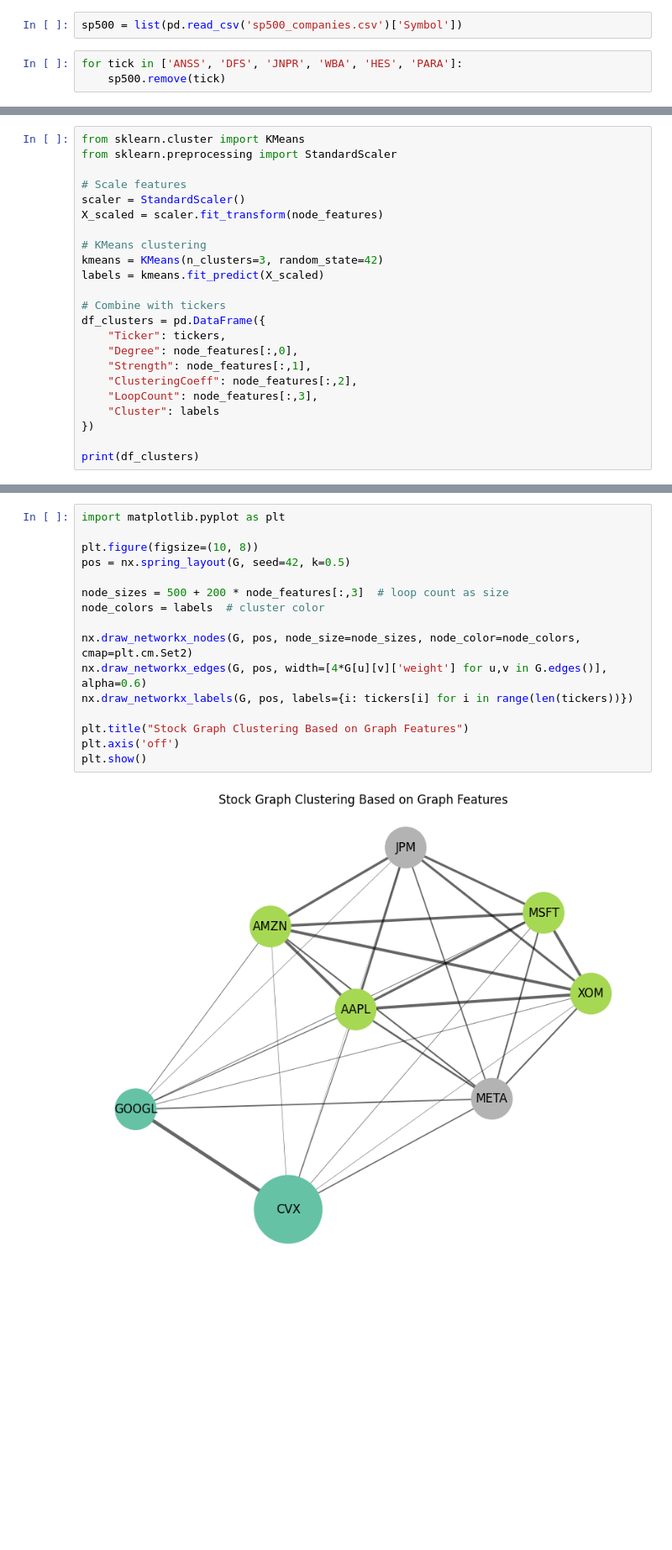
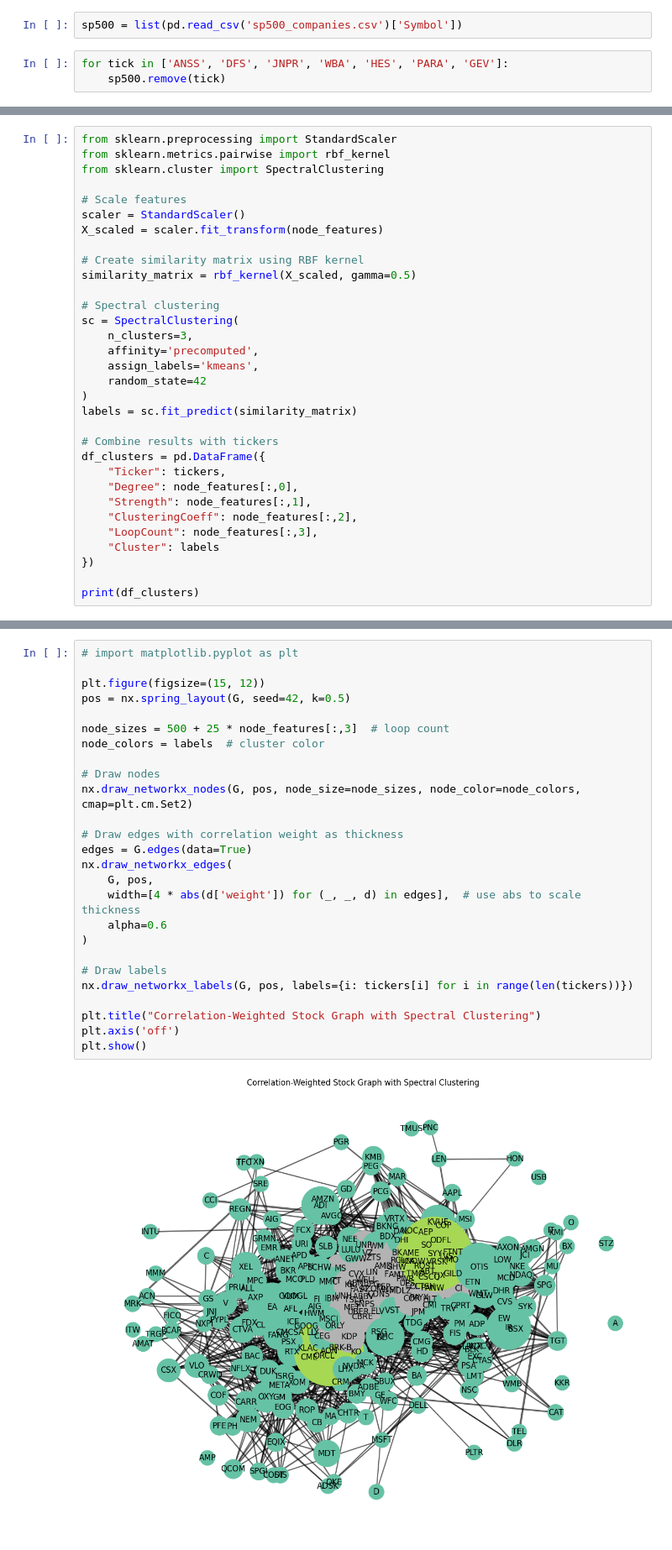
Before and after one commit to casslee1351/Finance-Projects, a Jupyter notebook: Graph-based Methods on Stock Returns.ipynb, the cells around one changed output, grey strips where cells are left out. Shown at 84% size. Saved outputs shown, nothing was run; the diff lists cells and outputs as text; blank space fills up the shorter version.

Commit message:
spectral clustering cont

```diff
--- a/Graph-based Methods on Stock Returns.ipynb
+++ b/Graph-based Methods on Stock Returns.ipynb
@@ -14,7 +14,7 @@ from persim import plot_diagrams
 # %%
 sp500 = list(pd.read_csv('sp500_companies.csv')['Symbol'])
 # %%
-for tick in ['ANSS', 'DFS', 'JNPR', 'WBA', 'HES', 'PARA']:
+for tick in ['ANSS', 'DFS', 'JNPR', 'WBA', 'HES', 'PARA', 'GEV']:
     sp500.remove(tick)
 # %%
 # prices = yf.download(
@@ -97,16 +93,25 @@ Node feature matrix shape: (8, 4)
 # %%
-from sklearn.cluster import KMeans
 from sklearn.preprocessing import StandardScaler
+from sklearn.metrics.pairwise import rbf_kernel
+from sklearn.cluster import SpectralClustering
 
 # Scale features
 scaler = StandardScaler()
 X_scaled = scaler.fit_transform(node_features)
 
-# KMeans clustering
-kmeans = KMeans(n_clusters=3, random_state=42)
-labels = kmeans.fit_predict(X_scaled)
+# Create similarity matrix using RBF kernel
+similarity_matrix = rbf_kernel(X_scaled, gamma=0.5)
 
-# Combine with tickers
+# Spectral clustering
+sc = SpectralClustering(
+    n_clusters=3,
+    affinity='precomputed',
+    assign_labels='kmeans',
+    random_state=42
+)
+labels = sc.fit_predict(similarity_matrix)
+
+# Combine results with tickers
 df_clusters = pd.DataFrame({
     "Ticker": tickers,
     "Degree": node_features[:,0],
@@ -130,18 +140,28 @@ print(df_clusters)
 # %%
-import matplotlib.pyplot as plt
+# import matplotlib.pyplot as plt
 
-plt.figure(figsize=(10, 8))
+plt.figure(figsize=(15, 12))
 pos = nx.spring_layout(G, seed=42, k=0.5)
 
-node_sizes = 500 + 200 * node_features[:,3]  # loop count as size
+node_sizes = 500 + 25 * node_features[:,3]  # loop count
 node_colors = labels  # cluster color
 
+# Draw nodes
 nx.draw_networkx_nodes(G, pos, node_size=node_sizes, node_color=node_colors, cmap=plt.cm.Set2)
-nx.draw_networkx_edges(G, pos, width=[4*G[u][v]['weight'] for u,v in G.edges()], alpha=0.6)
+
+# Draw edges with correlation weight as thickness
+edges = G.edges(data=True)
+nx.draw_networkx_edges(
+    G, pos,
+    width=[4 * abs(d['weight']) for (_, _, d) in edges],  # use abs to scale thickness
+    alpha=0.6
+)
+
+# Draw labels
 nx.draw_networkx_labels(G, pos, labels={i: tickers[i] for i in range(len(tickers))})
 
-plt.title("Stock Graph Clustering Based on Graph Features")
+plt.title("Correlation-Weighted Stock Graph with Spectral Clustering")
 plt.axis('off')
 plt.show()
 # %% [output]
-[figure, old version]
+[figure, new version]
```
Also changed, not shown: parts of 10 cells of this notebook.
